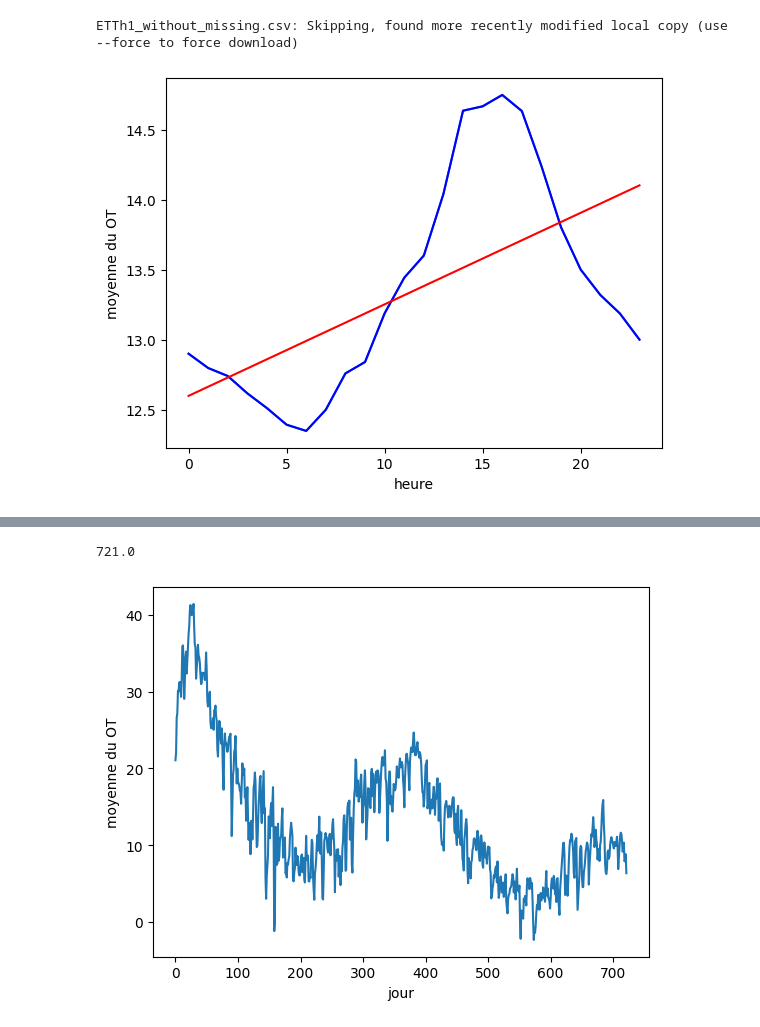
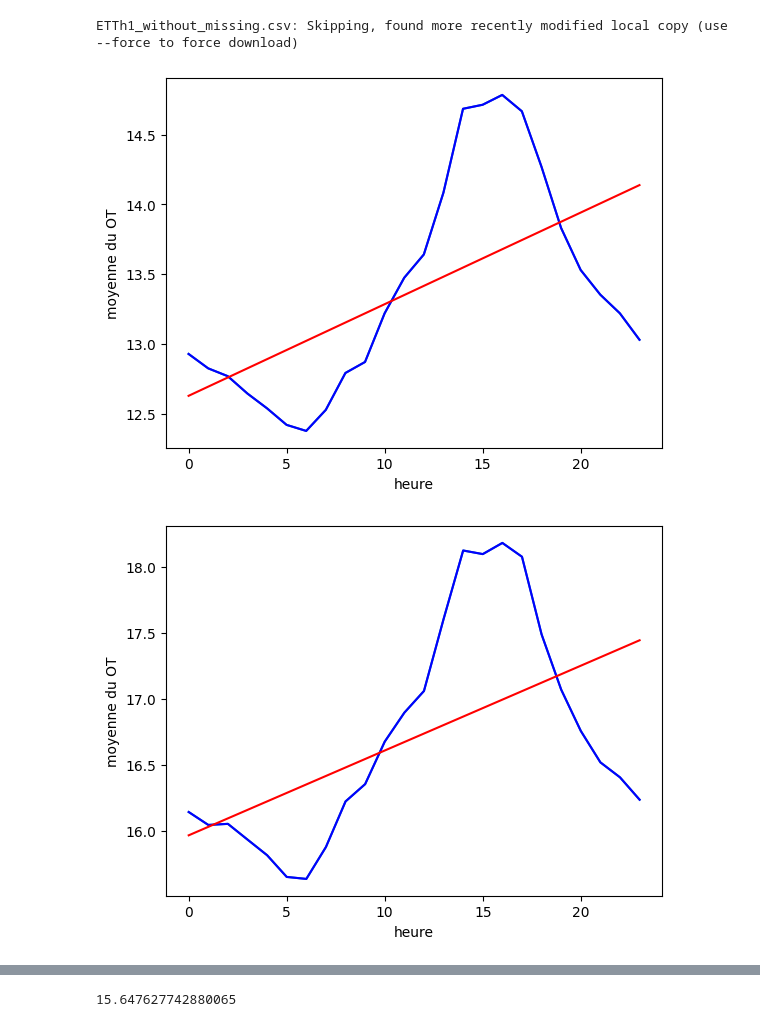
Before and after one commit to momoWantLearn/time_series_classification, a Jupyter notebook: main.ipynb, the cells around one changed output, grey strips where cells are left out. Cells and saved outputs as stored; diff of their text form; code cells hidden in the pictures.

Commit message:
finition de la méthode regression linéaire

```diff
--- a/main.ipynb
+++ b/main.ipynb
@@ -36,31 +38,83 @@ from sklearn.metrics import mean_squared_error, r2_score
 
 def meanByHour(data):
     numberOfHours=[0 for i in range(0,24)]
     OTmean=[0 for i in range(0,24)]
     i=0
     for i,k in data.items():
         numberOfHours[k["heure"]]=numberOfHours[k["heure"]]+1
         OTmean[k["heure"]]=OTmean[k["heure"]]+k["OT"]
     return [j / i for j, i in zip(OTmean, numberOfHours)]
 
+def meanByHourSummer(data):
+    numberOfHours=[0 for i in range(0,24)]
+    OTmean=[0 for i in range(0,24)]
+    i=0
+    for i,k in data.items():
+        if(int(k["date"].split("-")[1])>=7):
+            numberOfHours[k["heure"]]=numberOfHours[k["heure"]]+1
+            OTmean[k["heure"]]=OTmean[k["heure"]]+k["OT"]
+
+    return [j / i for j, i in zip(OTmean, numberOfHours)]
+
+def meanByHourWinter(data):
+    numberOfHours=[0 for i in range(0,24)]
+    OTmean=[0 for i in range(0,24)]
+    i=0
+    for i,k in data.items():
+        if(int(k["date"].split("-")[1])<7):
+            numberOfHours[k["heure"]]=numberOfHours[k["heure"]]+1
+            OTmean[k["heure"]]=OTmean[k["heure"]]+k["OT"]
+
+    return [j / i for j, i in zip(OTmean, numberOfHours)]
+
 
 def regressionHeure(data,number):
     regression_model = LinearRegression()
     regression_model.fit(np.array([i for i in range(0,24)]).reshape(-1, 1), meanByHour(data))
+    y_predicted = regression_model.predict(np.array([[0]]))
+    return regression_model.predict(np.array([[number]]))
+
+def regressionHeureSummer(data,number):
+    regression_model = LinearRegression()
+    regression_model.fit(np.array([i for i in range(0,24)]).reshape(-1, 1), meanByHourSummer(data))
+    y_predicted = regression_model.predict(np.array([[0]]))
+    return regression_model.predict(np.array([[number]]))
+
+def regressionHeureWinter(data,number):
+    regression_model = LinearRegression()
+    regression_model.fit(np.array([i for i in range(0,24)]).reshape(-1, 1), meanByHourWinter(data))
     y_predicted = regression_model.predict(np.array([[0]]))
     return regression_model.predict(np.array([[number]]))
 
 meanByHour(data)
 def graph(data):
     plt.plot([i for i in range(0,24)],meanByHour(data))
     plt.plot([i for i in range(0,24)],meanByHour(data),color='b', label='Courbe 2')
     plt.plot([i for i in range(0,24)],[regressionHeure(data,i) for i in range(24)],color='r', label='Regression lineaire')
     plt.xlabel('heure')
     plt.ylabel('moyenne du OT')
     plt.show()
 
+def graphSummer(data):
+    plt.plot([i for i in range(0,24)],meanByHourSummer(data))
+    plt.plot([i for i in range(0,24)],meanByHourSummer(data),color='b', label='Courbe 2')
+    plt.plot([i for i in range(0,24)],[regressionHeureSummer(data,i) for i in range(24)],color='r', label='Regression lineaire')
+    plt.xlabel('heure')
+    plt.ylabel('moyenne du OT')
+    plt.show()
 
+def graphWinter(data):
+    plt.plot([i for i in range(0,24)],meanByHourWinter(data))
+    plt.plot([i for i in range(0,24)],meanByHourWinter(data),color='b', label='Courbe 2')
+    plt.plot([i for i in range(0,24)],[regressionHeureWinter(data,i) for i in range(24)],color='r', label='Regression lineaire')
+    plt.xlabel('heure')
+    plt.ylabel('moyenne du OT')
+    plt.show()
 
 graph(data)
+graphSummer(data)
+graphWinter(data)
+print((meanByHourSummer(data)[5]))
 # %% [output]
-[figure, old version]
+[figure, new version]
+[figure, added]
@@ -67,6 +122,7 @@ graph(data)
+15.647627742880065
 # %%
 def meanByDay(data):
-    print((len(data)-16)/24)
+
     OTmean=[0 for i in range(int((len(data)-16)/24)+1)]
     numberOfDay=0
     hour=0
@@ -87,11 +143,6 @@ def graphOTbyDay(data):
     plt.xlabel('jour')
     plt.ylabel('moyenne du OT')
     plt.show()
-
-graphOTbyDay(data)
-# %% [output]
-721.0
-[figure, removed]
 # %%
 def meanByMonth(data):
     OTmean=[0 for i in range(int((len(data)-16)/(24*31))+1)]
```
Also changed, not shown: parts of 7 cells of this notebook, 1 other file.
